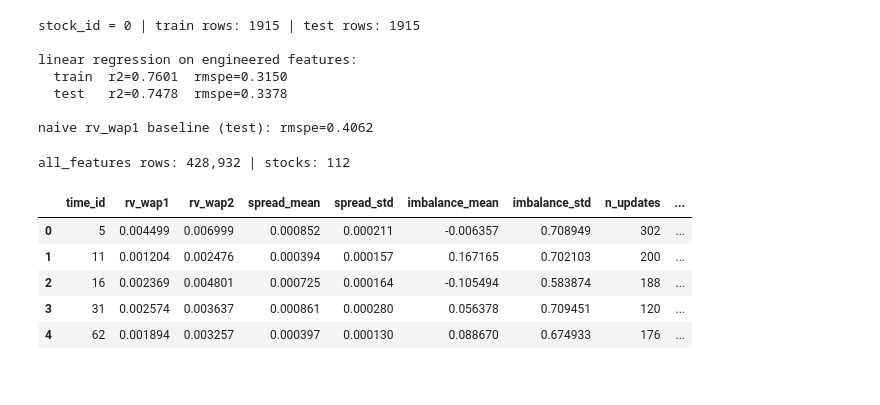
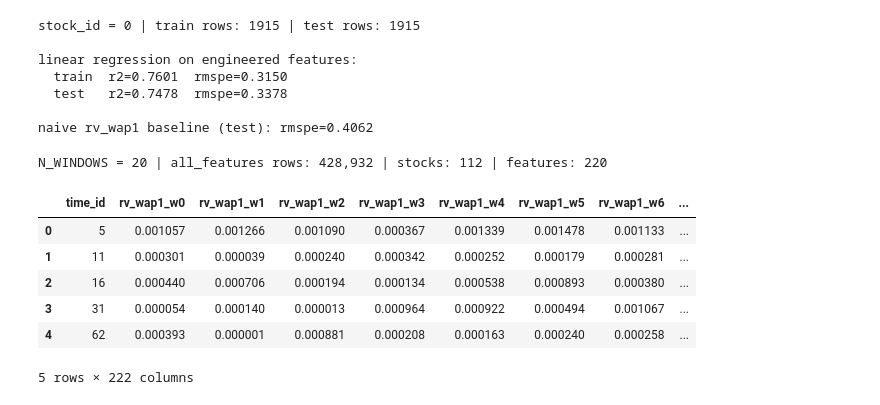
Before and after one commit to RezaCodz/Volatility-Forecast-and-Inference, a Jupyter notebook: notebooks/optiver_volatility/01_data_exploration.ipynb, the cells around one changed output. Drawn from its saved outputs; the diff is of its cells as text; code cells hidden in the pictures.

```diff
--- a/notebooks/optiver_volatility/01_data_exploration.ipynb
+++ b/notebooks/optiver_volatility/01_data_exploration.ipynb
@@ -415,8 +415,18 @@ linear regression on engineered features:
 naive rv_wap1 baseline (test): rmspe=0.4062
 # %%
 
-# All-stocks, whole-window feature engineering (features computed independently per stock)
-def compute_stock_features(stock_id):
+# All-stocks, N-window feature engineering: split each 10-minute bucket into N equal sub-windows,
+# computing the same feature set independently within each. N_WINDOWS=1 reproduces the whole-window version.
+N_WINDOWS = 20
+WINDOW_SECONDS = 600
+
+BOOK_BASE_FEATURES = [
+    "rv_wap1", "rv_wap2", "spread_mean", "spread_std",
+    "imbalance_mean", "imbalance_std", "n_updates", "wap_range",
+]
+TRADE_BASE_FEATURES = ["trade_count", "trade_volume", "rv_trade"]
+
+def compute_stock_features(stock_id, n=N_WINDOWS):
     b = pd.read_parquet(DATA_DIR / "book_train.parquet" / f"stock_id={stock_id}")
     b["wap1"] = (b["bid_price1"] * b["ask_size1"] + b["ask_price1"] * b["bid_size1"]) / (b["bid_size1"] + b["ask_size1"])
     b["wap2"] = (b["bid_price2"] * b["ask_size2"] + b["ask_price2"] * b["bid_size2"]) / (b["bid_size2"] + b["ask_size2"])
@@ -424,46 +434,61 @@ def compute_stock_features(stock_id):
     b["imbalance"] = (b["bid_size1"] - b["ask_size1"]) / (b["bid_size1"] + b["ask_size1"])
     b["ret1"] = b.groupby("time_id")["wap1"].transform(lambda s: np.log(s).diff())
     b["ret2"] = b.groupby("time_id")["wap2"].transform(lambda s: np.log(s).diff())
+    b["window"] = np.minimum((b["seconds_in_bucket"] * n // WINDOW_SECONDS).astype(int), n - 1)
 
-    book_feats = b.groupby("time_id").agg(
+    book_g = b.groupby(["time_id", "window"]).agg(
         rv_wap1=("ret1", lambda x: np.sqrt(np.nansum(x.to_numpy() ** 2))),
         rv_wap2=("ret2", lambda x: np.sqrt(np.nansum(x.to_numpy() ** 2))),
         spread_mean=("spread", "mean"),
         spread_std=("spread", "std"),
         imbalance_mean=("imbalance", "mean"),
         imbalance_std=("imbalance", "std"),
         n_updates=("wap1", "size"),
         wap1_min=("wap1", "min"),
         wap1_max=("wap1", "max"),
         wap1_mean=("wap1", "mean"),
-    ).reset_index()
-    book_feats["wap_range"] = (book_feats["wap1_max"] - book_feats["wap1_min"]) / book_feats["wap1_mean"]
-    book_feats = book_feats.drop(columns=["wap1_min", "wap1_max", "wap1_mean"])
+    )
+    book_g["wap_range"] = (book_g["wap1_max"] - book_g["wap1_min"]) / book_g["wap1_mean"]
+
+    book_feats = book_g[BOOK_BASE_FEATURES].unstack("window")
+    book_feats.columns = [f"{feat}_w{w}" for feat, w in book_feats.columns]
+    n_updates_cols = [f"n_updates_w{w}" for w in range(n)]
+    book_feats[n_updates_cols] = book_feats[n_updates_cols].fillna(0)
+    book_feats = book_feats.reset_index()
 
     t = pd.read_parquet(DATA_DIR / "trade_train.parquet" / f"stock_id={stock_id}")
     t["trade_ret"] = t.groupby("time_id")["price"].transform(lambda s: np.log(s).diff())
-    trade_feats = t.groupby("time_id").agg(
+    t["window"] = np.minimum((t["seconds_in_bucket"] * n // WINDOW_SECONDS).astype(int), n - 1)
+
+    trade_g = t.groupby(["time_id", "window"]).agg(
         trade_count=("price", "size"),
         trade_volume=("size", "sum"),
         rv_trade=("trade_ret", lambda x: np.sqrt(np.nansum(x.to_numpy() ** 2))),
-    ).reset_index()
+    )
+    trade_feats = trade_g[TRADE_BASE_FEATURES].unstack("window")
+    trade_feats.columns = [f"{feat}_w{w}" for feat, w in trade_feats.columns]
+    trade_feats = trade_feats.reset_index()
 
     feats = book_feats.merge(trade_feats, on="time_id", how="left")
-    feats[["trade_count", "trade_volume", "rv_trade"]] = feats[["trade_count", "trade_volume", "rv_trade"]].fillna(0)
+    trade_cols = [f"{feat}_w{w}" for feat in TRADE_BASE_FEATURES for w in range(n)]
+    feats[trade_cols] = feats[trade_cols].fillna(0.0)
     feats["stock_id"] = stock_id
     return feats
 
+feature_cols = [f"{feat}_w{w}" for w in range(N_WINDOWS) for feat in (BOOK_BASE_FEATURES + TRADE_BASE_FEATURES)]
+
 all_features = pd.concat(
-    [compute_stock_features(sid) for sid in sorted(train["stock_id"].unique())],
+    [compute_stock_features(sid, n=N_WINDOWS) for sid in sorted(train["stock_id"].unique())],
     ignore_index=True,
 )
-print(f"all_features rows: {len(all_features):,} | stocks: {all_features['stock_id'].nunique()}")
+print(f"N_WINDOWS = {N_WINDOWS} | all_features rows: {len(all_features):,} | stocks: {all_features['stock_id'].nunique()} | features: {len(feature_cols)}")
 all_features.head()
 # %% [output]
-all_features rows: 428,932 | stocks: 112
+N_WINDOWS = 20 | all_features rows: 428,932 | stocks: 112 | features: 220
-|  | time_id | rv_wap1 | rv_wap2 | spread_mean | spread_std | imbalance_mean | imbalance_std | n_updates | ... |
-| 0 | 5 | 0.004499 | 0.006999 | 0.000852 | 0.000211 | -0.006357 | 0.708949 | 302 | ... |
-| 1 | 11 | 0.001204 | 0.002476 | 0.000394 | 0.000157 | 0.167165 | 0.702103 | 200 | ... |
-| 2 | 16 | 0.002369 | 0.004801 | 0.000725 | 0.000164 | -0.105494 | 0.583874 | 188 | ... |
-| 3 | 31 | 0.002574 | 0.003637 | 0.000861 | 0.000280 | 0.056378 | 0.709451 | 120 | ... |
-| 4 | 62 | 0.001894 | 0.003257 | 0.000397 | 0.000130 | 0.088670 | 0.674933 | 176 | ... |
+|  | time_id | rv_wap1_w0 | rv_wap1_w1 | rv_wap1_w2 | rv_wap1_w3 | rv_wap1_w4 | rv_wap1_w5 | rv_wap1_w6 | ... |
+| 0 | 5 | 0.001057 | 0.001266 | 0.001090 | 0.000367 | 0.001339 | 0.001478 | 0.001133 | ... |
+| 1 | 11 | 0.000301 | 0.000039 | 0.000240 | 0.000342 | 0.000252 | 0.000179 | 0.000281 | ... |
+| 2 | 16 | 0.000440 | 0.000706 | 0.000194 | 0.000134 | 0.000538 | 0.000893 | 0.000380 | ... |
+| 3 | 31 | 0.000054 | 0.000140 | 0.000013 | 0.000964 | 0.000922 | 0.000494 | 0.001067 | ... |
+| 4 | 62 | 0.000393 | 0.000001 | 0.000881 | 0.000208 | 0.000163 | 0.000240 | 0.000258 | ... |
+5 rows × 222 columns
```
Also changed, not shown: parts of 6 cells of this notebook.
